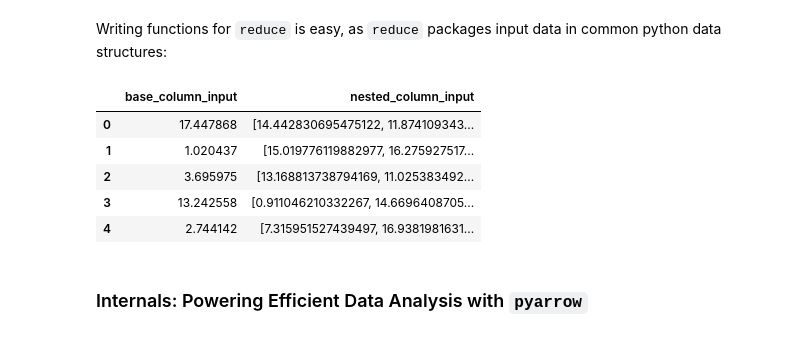
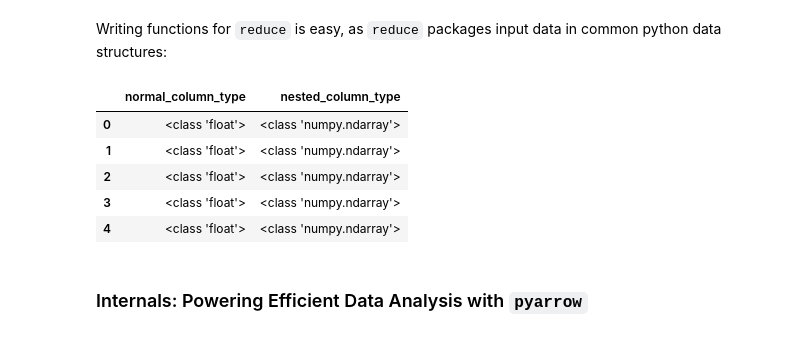
Before and after one commit to lincc-frameworks/midpoint-review, a Jupyter notebook: docs/notebooks/nested/review_demo.ipynb, the cells around one changed output. Drawn from its saved outputs; the diff is of its cells as text; code cells hidden in the pictures.

```diff
--- a/docs/notebooks/nested/review_demo.ipynb
+++ b/docs/notebooks/nested/review_demo.ipynb
@@ -12,9 +23,7 @@ The core idea of `nested-pandas` is the ability to "nest" DataFrames within Data
 # %%
-import nested_pandas as npd
-
 # Read parquet from the native Pandas interface is available, just as the rest of the Pandas API
 object_df = npd.read_parquet("objects.parquet")
-source_df = npd.read_parquet("ztf_sources.parquet").sort_index()
+source_df = npd.read_parquet("ztf_sources.parquet")
 
 # Add a "ztf_sources" column of all tied sources to each object
 object_nf = object_df.add_nested(source_df, "ztf_sources")
@@ -121,20 +129,21 @@ object_nf_g.reduce(my_mean_func, "ztf_sources.flux")
 # %% [markdown]
 Writing functions for `reduce` is easy, as `reduce` packages input data in common python data structures:
 # %%
-# Our function recieves base column values as single values, and nested column values as a numpy array of values
-def show_inputs(base_column, nested_column):
+# Our function receives base column values as single values
+# and nested column values as a numpy array of values
+def show_types(base_column, nested_column):
     """A custom function to calculate the mean flux"""
-    return {"base_column_input": base_column,
-           "nested_column_input": nested_column}
+    return {"normal_column_type": type(base_column),
+           "nested_column_type": type(nested_column)}
 
-object_nf_g.reduce(show_inputs, "ra", "ztf_sources.mjd").head(5)
+object_nf_g.reduce(show_types, "ra", "ztf_sources.mjd").head(5)
 # %% [output]
-|  | base_column_input | nested_column_input |
-| 0 | 17.447868 | [14.442830695475122, 11.874109343... |
-| 1 | 1.020437 | [15.019776119882977, 16.275927517... |
-| 2 | 3.695975 | [13.168813738794169, 11.025383492... |
-| 3 | 13.242558 | [0.911046210332267, 14.6696408705... |
-| 4 | 2.744142 | [7.315951527439497, 16.9381981631... |
+|  | normal_column_type | nested_column_type |
+| 0 | <class 'float'> | <class 'numpy.ndarray'> |
+| 1 | <class 'float'> | <class 'numpy.ndarray'> |
+| 2 | <class 'float'> | <class 'numpy.ndarray'> |
+| 3 | <class 'float'> | <class 'numpy.ndarray'> |
+| 4 | <class 'float'> | <class 'numpy.ndarray'> |
 # %% [markdown]
 ### Internals: Powering Efficient Data Analysis with `pyarrow`
 # %% [markdown]
```
Also changed, not shown: parts of 22 cells of this notebook.
